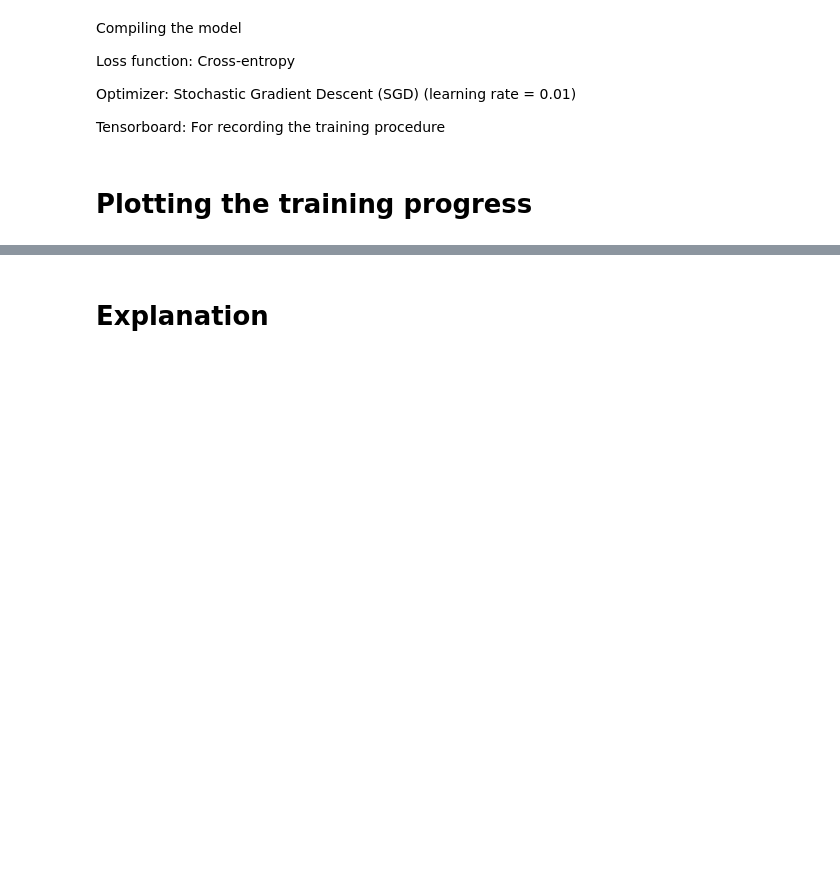
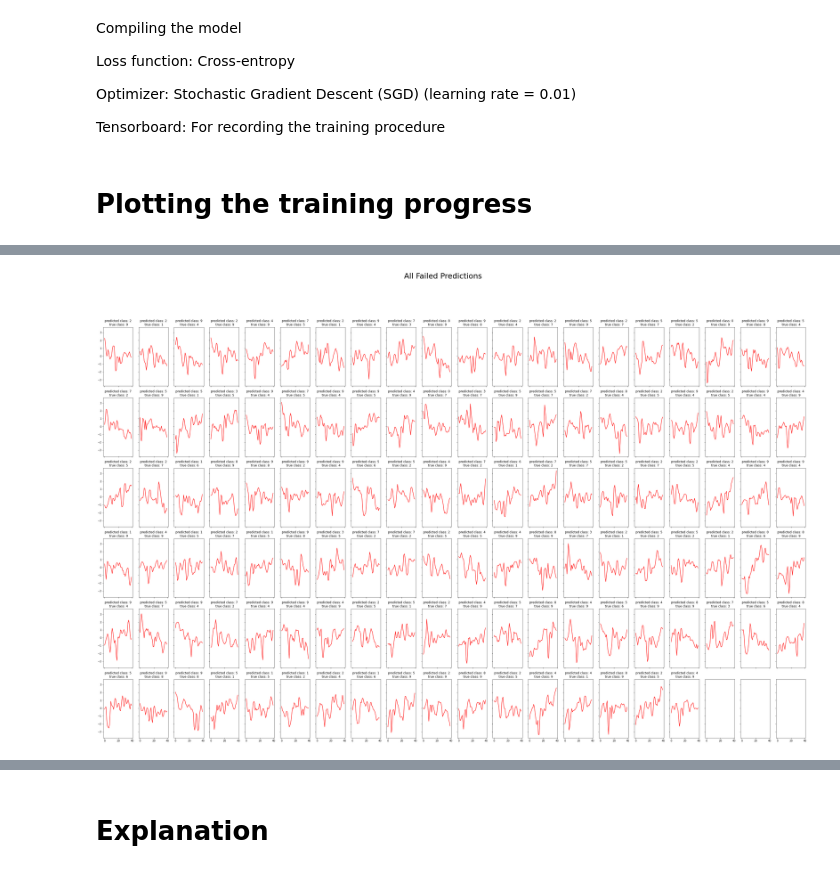
Before and after one commit to scumzilla/-ECE1512_2022W_ProjectRepo_StephanieDiNunzio, a Jupyter notebook: Project A/Project_A_Supp/MNIST1D copy.ipynb, the cells around one changed output, grey strips where cells are left out. Cells and saved outputs as stored; diff of their text form; code cells hidden in the pictures; blank space fills up the shorter version.

```diff
--- a/Project A/Project_A_Supp/MNIST1D copy.ipynb
+++ b/Project A/Project_A_Supp/MNIST1D copy.ipynb
@@ -525,0 +550,10 @@ df[0:10]
+# %%
+fig, axes = plt.subplots(nrows=6, ncols=20, figsize=(50,30), sharex=True, sharey=True)
+for i, ax in enumerate(axes.flatten()):
+    if i < len(fail_idx):
+        ax.plot(test_data[fail_idx[i]], 'r')
+        ax.set_title('predicted class: '+str(pred_classes[fail_idx[i]]) + '\n true class: ' +str(test_labels[fail_idx[i]]) )
+fig.suptitle('All Failed Predictions', fontsize=30)
+plt.show()
+# %% [output]
+[figure, added]
```
Also changed, not shown: parts of 16 cells of this notebook, 56 other files.
